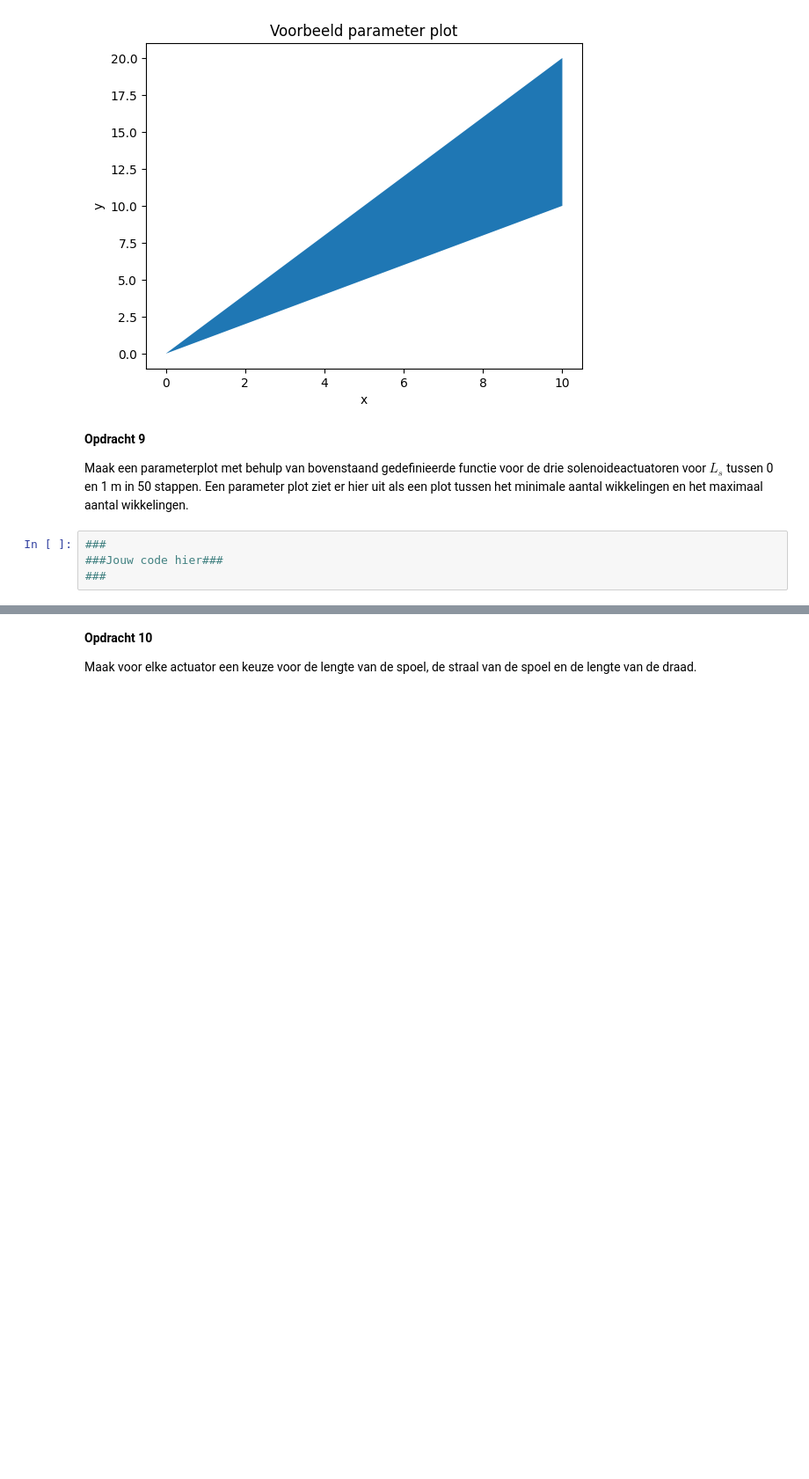
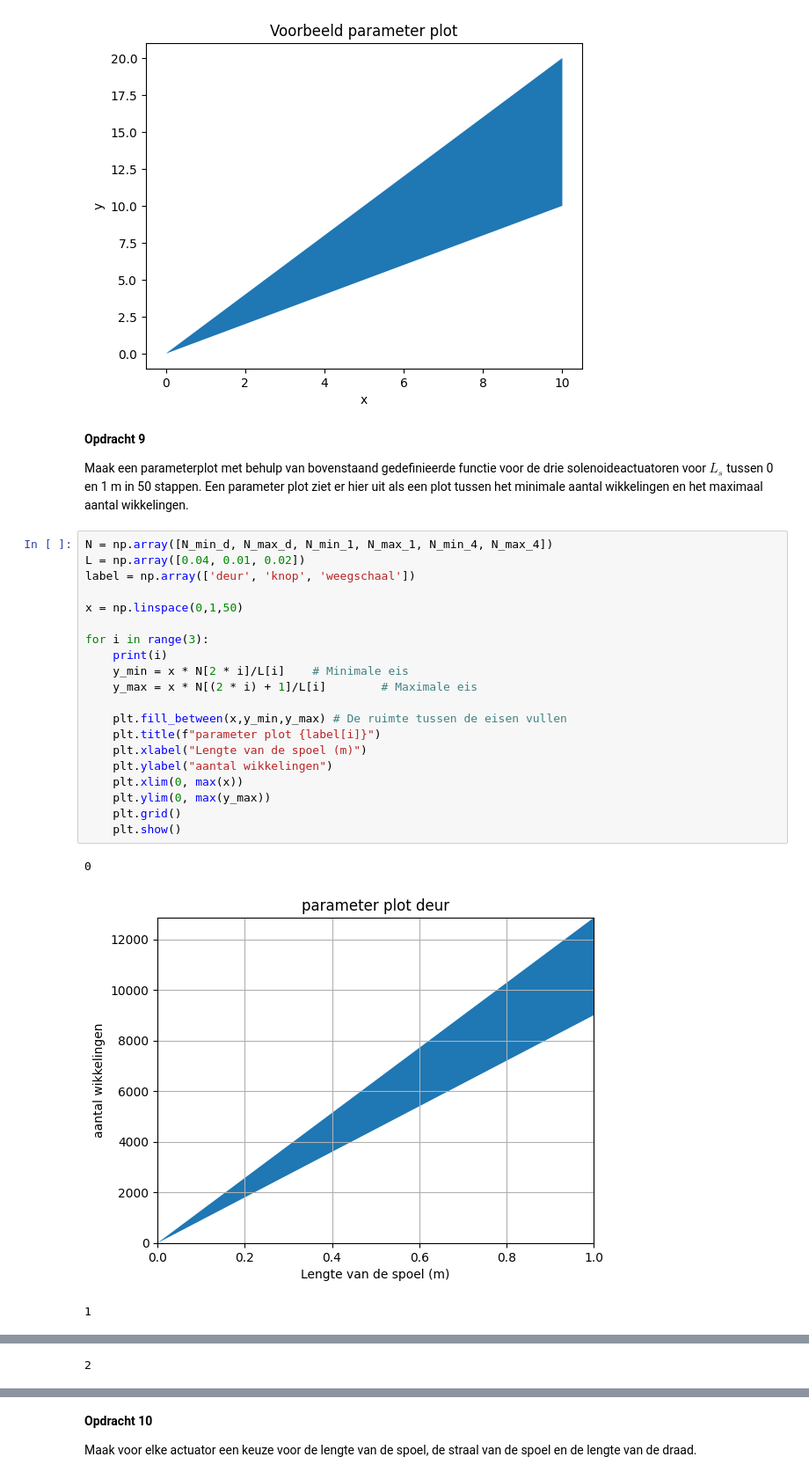
Before and after one commit to gltChboy/opdrachten-DEF-D, a Jupyter notebook: 2KrachtactuatorOpdracht/KrachtactuatorOpdracht.ipynb, the cells around one changed output, grey strips where cells are left out. Shown at 88% size. Saved outputs shown, nothing was run; the diff lists cells and outputs as text; blank space fills up the shorter version.

```diff
--- a/2KrachtactuatorOpdracht/KrachtactuatorOpdracht.ipynb
+++ b/2KrachtactuatorOpdracht/KrachtactuatorOpdracht.ipynb
@@ -267,6 +366,26 @@ Text(0, 0.5, 'y')
 
 Maak een parameterplot met behulp van bovenstaand gedefinieerde functie voor de drie solenoideactuatoren voor $L_s$ tussen 0 en 1 m in 50 stappen. Een parameter plot ziet er hier uit als een plot tussen het minimale aantal wikkelingen en het maximaal aantal wikkelingen.
 # %%
-###
-###Jouw code hier###
-###
+N = np.array([N_min_d, N_max_d, N_min_1, N_max_1, N_min_4, N_max_4])
+L = np.array([0.04, 0.01, 0.02])
+label = np.array(['deur', 'knop', 'weegschaal'])
+
+x = np.linspace(0,1,50)
+
+for i in range(3):
+    print(i)
+    y_min = x * N[2 * i]/L[i]    # Minimale eis
+    y_max = x * N[(2 * i) + 1]/L[i]        # Maximale eis
+
+    plt.fill_between(x,y_min,y_max) # De ruimte tussen de eisen vullen
+    plt.title(f"parameter plot {label[i]}")
+    plt.xlabel("Lengte van de spoel (m)")
+    plt.ylabel("aantal wikkelingen")
+    plt.xlim(0, max(x))
+    plt.ylim(0, max(y_max))
+    plt.grid()
+    plt.show()
+# %% [output]
+0
+[figure, added]
+1
@@ -272,0 +393 @@ Maak een parameterplot met behulp van bovenstaand gedefinieerde functie voor de
+2
```
Also changed, not shown: parts of 11 cells of this notebook.
